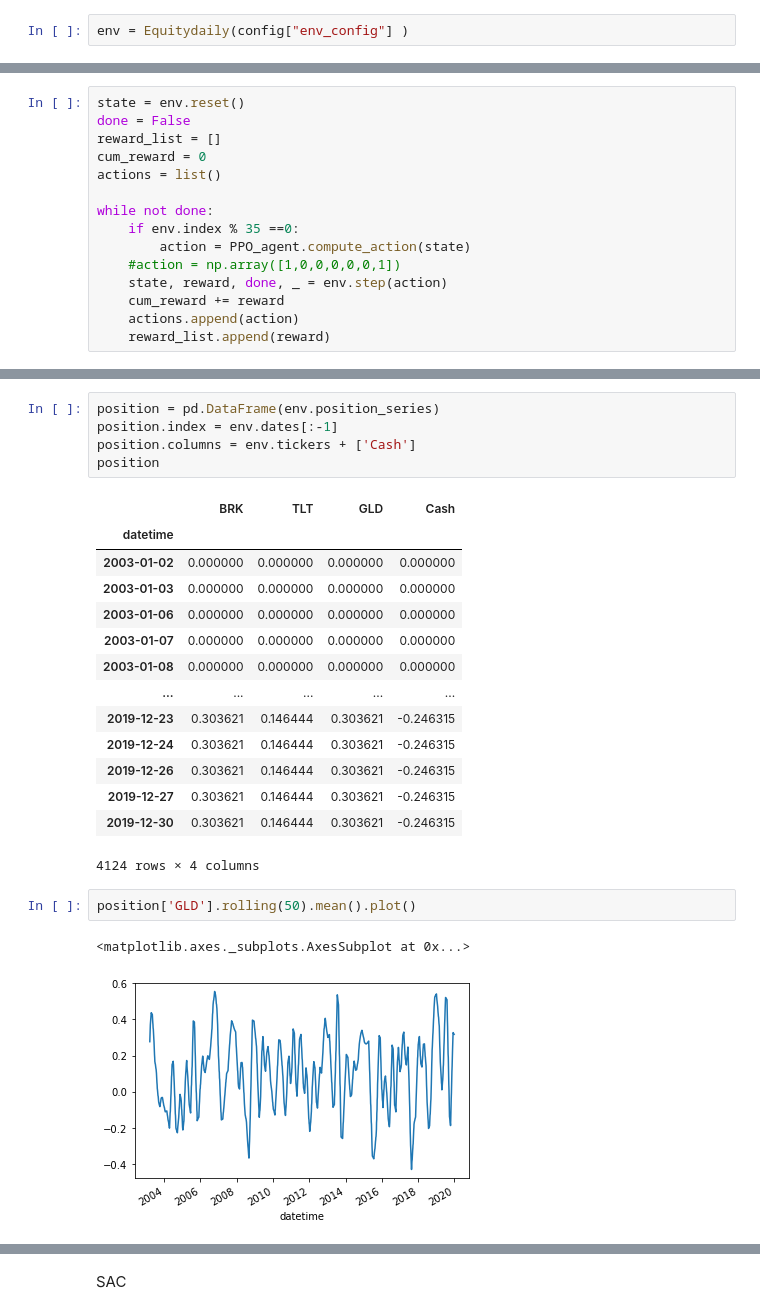
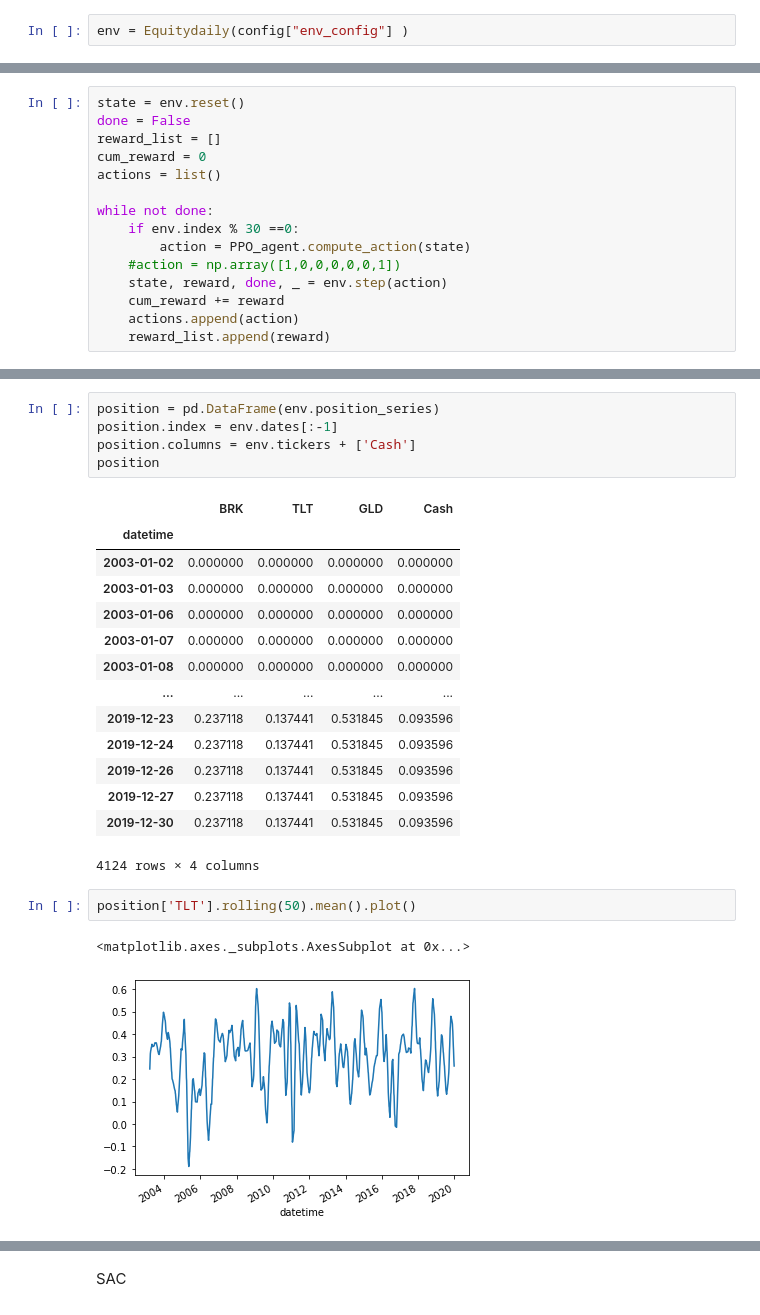
Before and after one commit to algotradingsoc/reinforcement_learning, a Jupyter notebook: Thomas/Validate RL models.ipynb, the cells around one changed output, grey strips where cells are left out. Drawn from its saved outputs; the diff is of its cells as text.

```diff
--- a/Thomas/Validate RL models.ipynb
+++ b/Thomas/Validate RL models.ipynb
@@ -198,7 +199,7 @@ cum_reward = 0
 actions = list()
 
 while not done:
-    if env.index % 35 ==0:
+    if env.index % 30 ==0:
         action = PPO_agent.compute_action(state)
     #action = np.array([1,0,0,0,0,0,1])
     state, reward, done, _ = env.step(action)
@@ -240,14 +241,14 @@ position
 | 2003-01-07 | 0.000000 | 0.000000 | 0.000000 | 0.000000 |
 | 2003-01-08 | 0.000000 | 0.000000 | 0.000000 | 0.000000 |
 | ... | ... | ... | ... | ... |
-| 2019-12-23 | 0.303621 | 0.146444 | 0.303621 | -0.246315 |
-| 2019-12-24 | 0.303621 | 0.146444 | 0.303621 | -0.246315 |
-| 2019-12-26 | 0.303621 | 0.146444 | 0.303621 | -0.246315 |
-| 2019-12-27 | 0.303621 | 0.146444 | 0.303621 | -0.246315 |
-| 2019-12-30 | 0.303621 | 0.146444 | 0.303621 | -0.246315 |
+| 2019-12-23 | 0.237118 | 0.137441 | 0.531845 | 0.093596 |
+| 2019-12-24 | 0.237118 | 0.137441 | 0.531845 | 0.093596 |
+| 2019-12-26 | 0.237118 | 0.137441 | 0.531845 | 0.093596 |
+| 2019-12-27 | 0.237118 | 0.137441 | 0.531845 | 0.093596 |
+| 2019-12-30 | 0.237118 | 0.137441 | 0.531845 | 0.093596 |
 4124 rows × 4 columns
 # %%
-position['GLD'].rolling(50).mean().plot()
+position['TLT'].rolling(50).mean().plot()
 # %% [output]
 <matplotlib.axes._subplots.AxesSubplot at 0x...>
-[figure, old version]
+[figure, new version]
```
Also changed, not shown: parts of 5 cells of this notebook, 2 other files.
